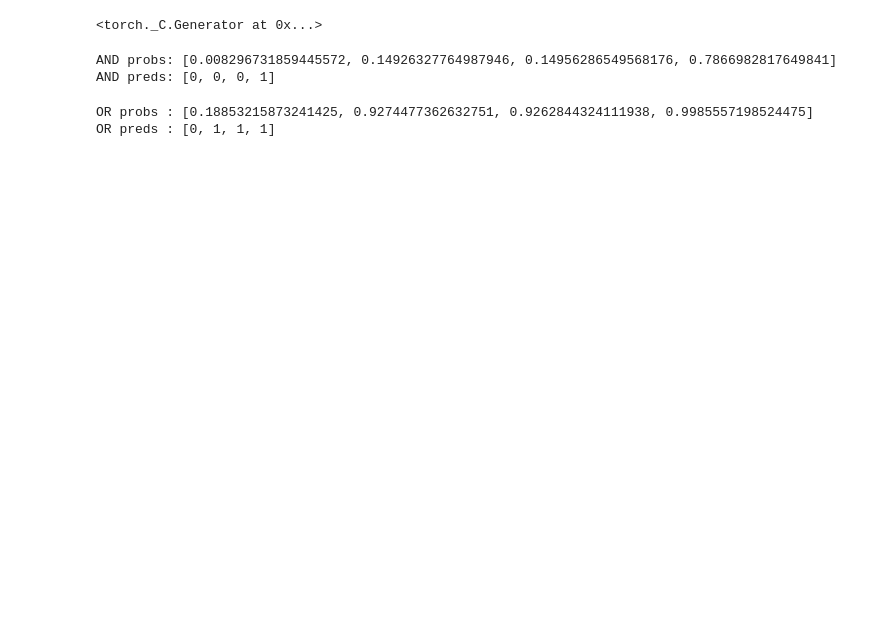
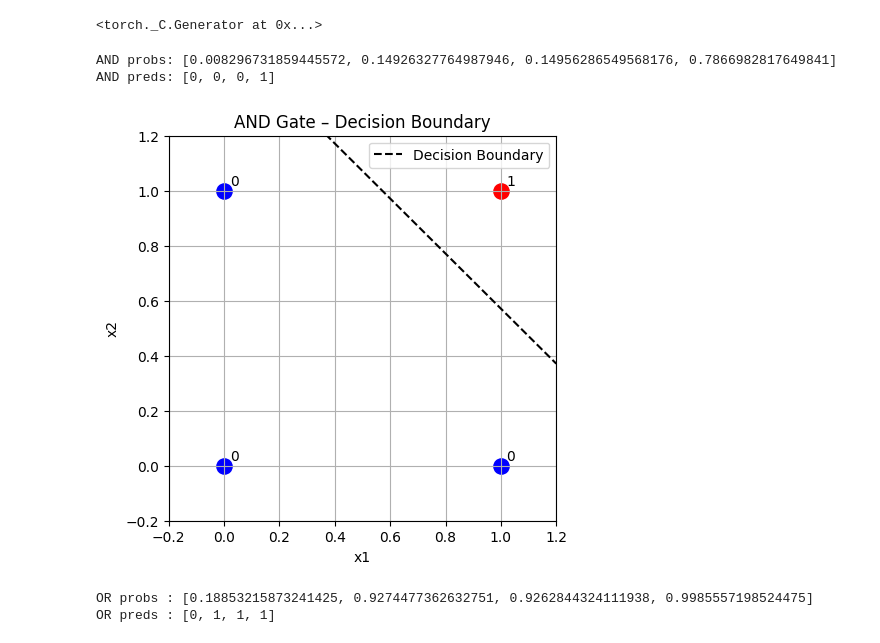
Before and after one commit to sanjaykn8/DL_Lab, a Jupyter notebook: ex2/gates.ipynb, the cells around one changed output. Saved outputs shown, nothing was run; the diff lists cells and outputs as text; code cells hidden in the pictures; blank space fills up the shorter version.

Commit message:
plots

```diff
--- a/ex2/gates.ipynb
+++ b/ex2/gates.ipynb
@@ -41,6 +45,37 @@ print("AND preds:", (torch.sigmoid(X.mm(w_and) + b_and) > 0.5).int().view(-1).to
 # %% [output]
 AND probs: [0.008296731859445572, 0.14926327764987946, 0.14956286549568176, 0.7866982817649841]
 AND preds: [0, 0, 0, 1]
+# %%
+w = w_and.detach().numpy().flatten()
+b = b_and.detach().numpy().item()
+
+X_np = X.numpy()
+y_np = y_and.numpy().flatten()
+
+plt.figure(figsize=(5,5))
+for i in range(len(X_np)):
+    plt.scatter(
+        X_np[i,0], X_np[i,1],
+        c='red' if y_np[i] == 1 else 'blue',
+        s=120
+    )
+    plt.text(X_np[i,0]+0.02, X_np[i,1]+0.02, str(int(y_np[i])))
+
+x1_vals = np.linspace(-0.2, 1.2, 100)
+x2_vals = -(w[0]*x1_vals + b) / w[1]
+
+plt.plot(x1_vals, x2_vals, 'k--', label="Decision Boundary")
+
+plt.xlim(-0.2, 1.2)
+plt.ylim(-0.2, 1.2)
+plt.xlabel("x1")
+plt.ylabel("x2")
+plt.title("AND Gate – Decision Boundary")
+plt.legend()
+plt.grid(True)
+plt.show()
+# %% [output]
+[figure, added]
 # %%
 w_or = torch.randn(2, 1, requires_grad=True)
 b_or = torch.zeros(1, requires_grad=True)
```
Also changed, not shown: parts of 4 cells of this notebook, 3 other files.
